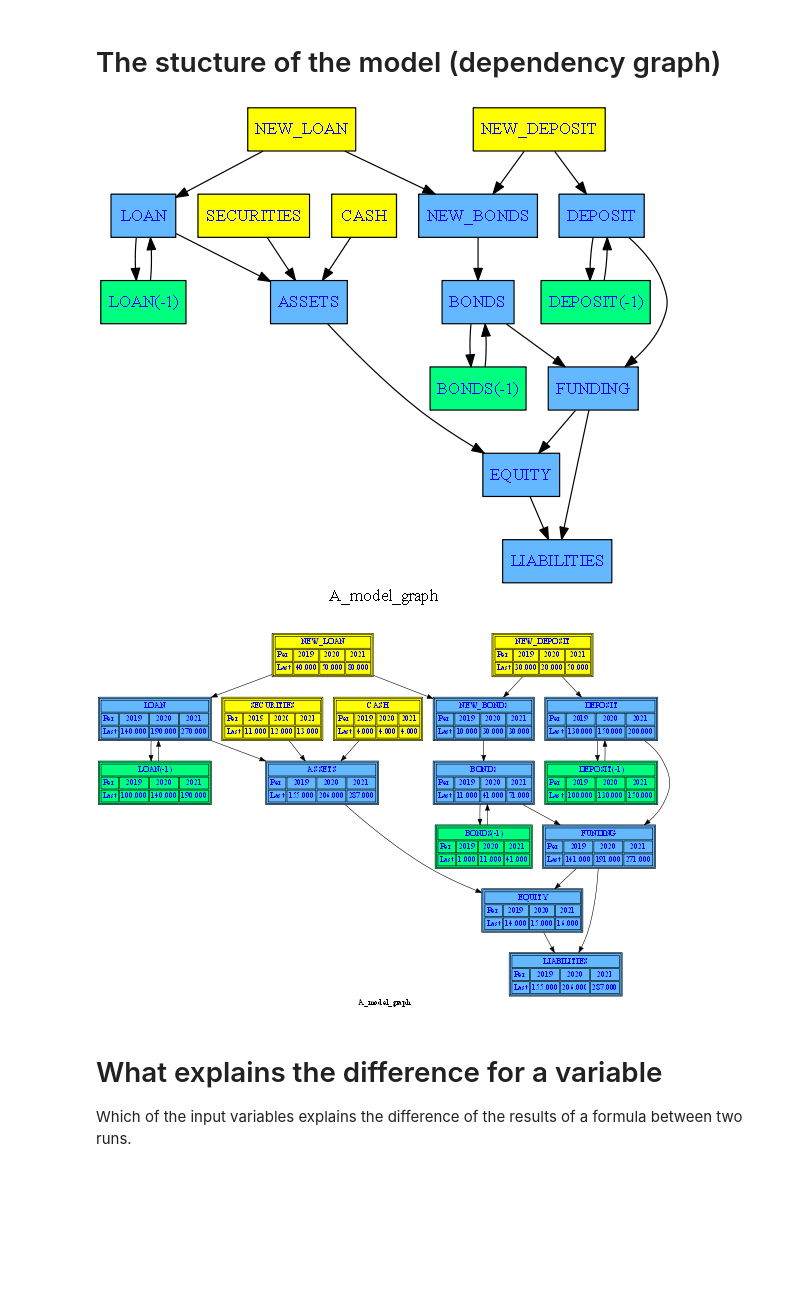
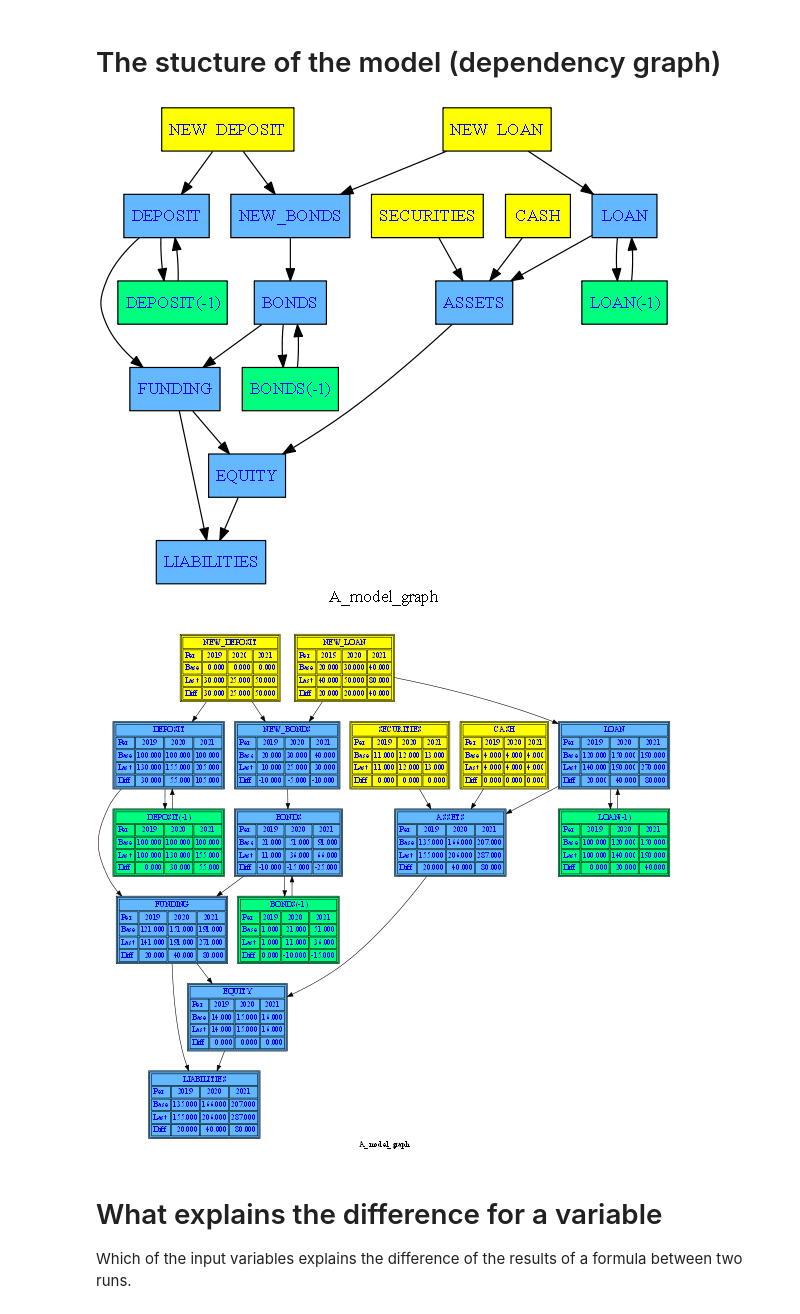
Before and after one commit to IbHansen/modelflow, a Jupyter notebook: ModelFlow, extend DataFrame.ipynb, the cells around one changed output. Saved outputs shown, nothing was run; the diff lists cells and outputs as text; code cells hidden in the pictures; blank space fills up the shorter version.

```diff
--- a/ModelFlow, extend DataFrame.ipynb
+++ b/ModelFlow, extend DataFrame.ipynb
@@ -101,7 +103,7 @@ This makes it a powerful tool for model and result analysis.
 First we update some exogenous variables (variables which are only on the right hand side of the model). Then we run the model again.
 # %%
 df['NEW_LOAN']= [1,40,50,80]
-df['NEW_DEPOSIT']= [1,30,20,50]
+df['NEW_DEPOSIT']= [1,30,25,50]
 df.mfcalc(fmodel)
 # %% [output]
 Will start calculating: testmodel
@@ -144,11 +146,11 @@ _ = df.mf[['*']].dif.heat(title='All',annot=True)
 # %%
 df.mf.drawmodel()
 # %% [output]
-[figure, old version]
+[figure, new version]
 # %%
-df.mf.drawmodel(last =1)
+df.mf.drawmodel(all =1)
 # %% [output]
-[figure, old version]
+[figure, new version]
 # %% [markdown]
 # What explains the difference for a variable
 Which of the input variables explains the difference of the results of a formula between two runs.
```
Also changed, not shown: parts of 6 cells of this notebook.
